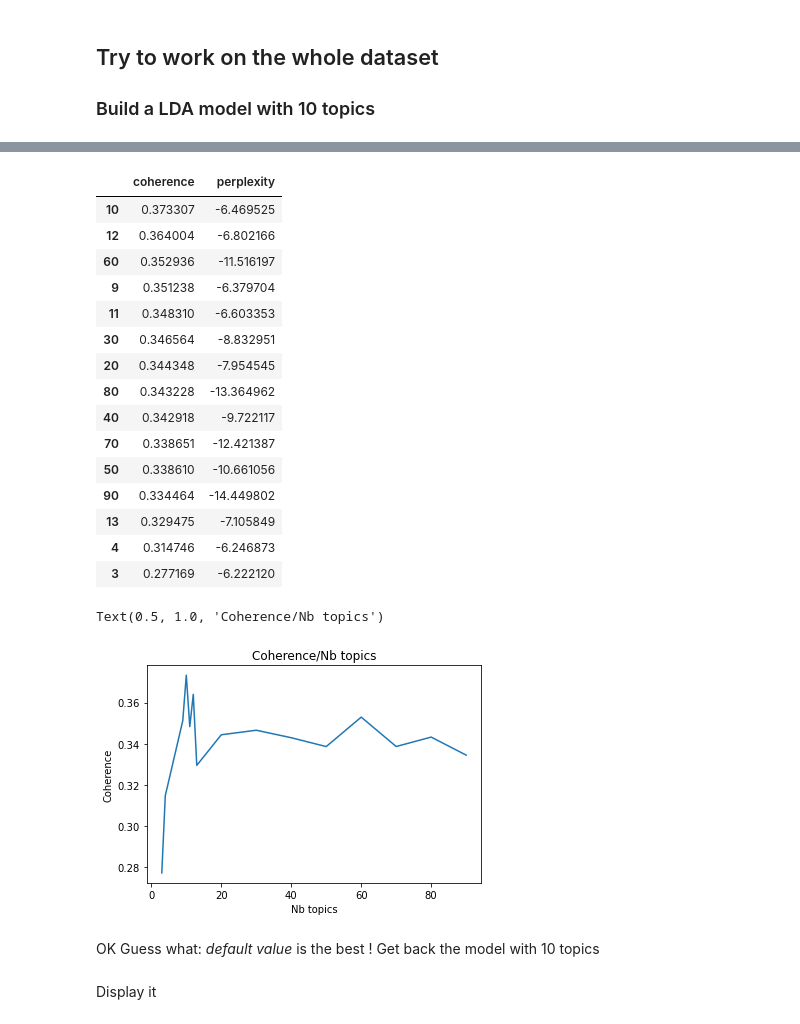
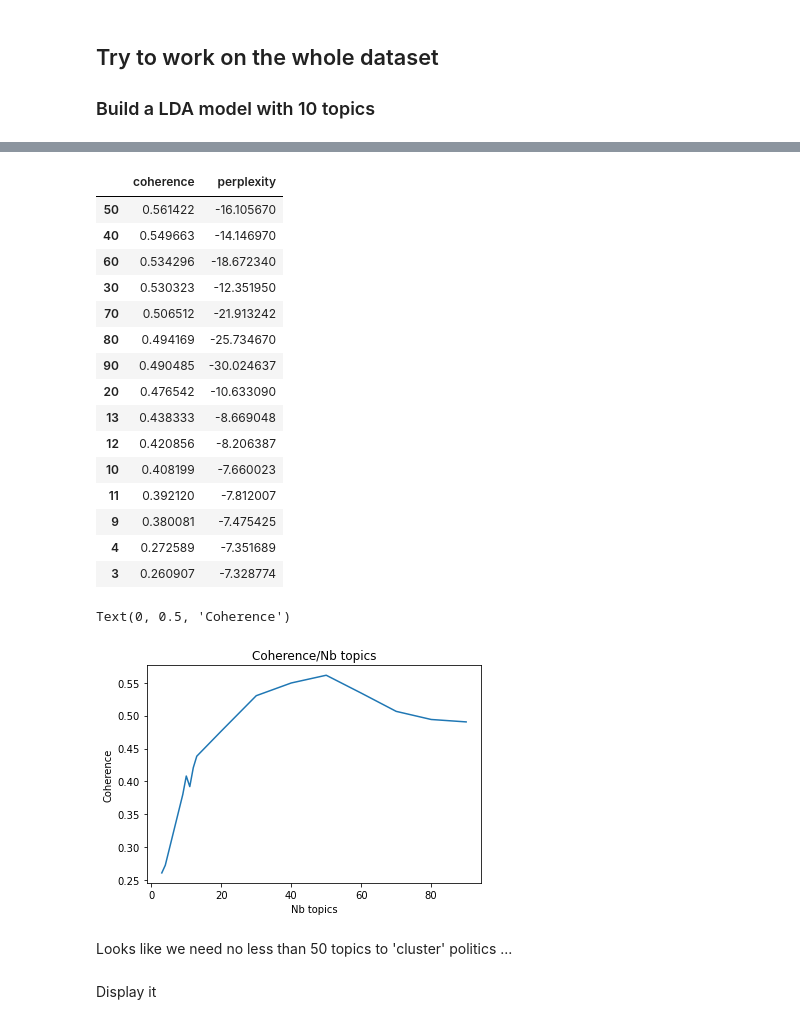
Before and after one commit to acharroux/QuoraPairs, a Jupyter notebook: BruteForce/visualisation_LDA.ipynb, the cells around one changed output, grey strips where cells are left out. Drawn from its saved outputs; the diff is of its cells as text; code cells hidden in the pictures.

```diff
--- a/BruteForce/visualisation_LDA.ipynb
+++ b/BruteForce/visualisation_LDA.ipynb
@@ -184,0 +249,21 @@ Done in 131.7 s
+# %%
+from nltk.corpus import stopwords
+from sklearn.feature_extraction.text import ENGLISH_STOP_WORDS
+
+def build_remove_stopwords(dataframe):
+    add_column_from_column(dataframe,'lemmatized_stopwords_question1','lemmatized_question1',lambda q1: ' '.join([w for w in q1.split() if w not in all_stop_words]))
+    return dataframe
+
+nltk_stopwords = set(stopwords.words('english'))
+stopwords.words('english')
+
+sk_stopwords = set(ENGLISH_STOP_WORDS)
+print_info('There is %d words in nltk stop words' % len(nltk_stopwords))
+print_info('There is %d words in sklearn stop words' % len(sk_stopwords))
+new_stopwords = [w for w in sk_stopwords if w not in nltk_stopwords]
+print_info('There is %d new stop words in sklearn stop words' % len(new_stopwords))
+
+all_stop_words = nltk_stopwords | sk_stopwords
+print_info('There is %d words in the union of stop words' % len(all_stop_words))
+
+train_dataframe = load_or_build_dataframe('Training: remove stop words from lemmatized questions','training_lemmatized_stopwords_newsgroup',build_remove_stopwords,train_dataframe)
@@ -252,10 +369,10 @@ def explore_lda(dataframe,focus,tries_nb_topics):
     print_done('Done',top=start)
     return pandas.DataFrame({'coherence': coherence,'perplexity':perplexities,'lda_model':lda_models},index=tries_nb_topics)
 # %%
-politics = train_dataframe[(train_dataframe['newsgroup_1']=='politics') & (train_dataframe['proba_newsgroup_1']>0.8)]['lemmatized_question1']
+politics = train_dataframe[(train_dataframe['newsgroup_1']=='politics') & (train_dataframe['proba_newsgroup_1']>0.8)]['lemmatized_stopwords_question1']
 tries_nb_topics = [3,4,9,10,11,12,13] + list(range(20, 100, 10))
 # tries_nb_topics = [3,4,5,6,7,8,9,10,11,12]
-res_lda = explore_lda(politics,'politics',tries_nb_topics)
+res_lda_gensim = explore_lda(politics,'politics',tries_nb_topics)
 # %% [output]
 Find best number of topics
 [interactive output not drawn]
@@ -272,35 +389,30 @@ Nb Topics 30 Perplexity: -8.833107 - Coherence 0.346564 in 36.0 s
 ... (7 outputs left out)
 # %%
-res_lda.sort_values(by=['coherence','perplexity'],ascending=False)[['coherence','perplexity']]
+res_lda_gensim.sort_values(by=['coherence','perplexity'],ascending=False)[['coherence','perplexity']]
 # %% [output]
 |  | coherence | perplexity |
-| 10 | 0.373307 | -6.469525 |
-| 12 | 0.364004 | -6.802166 |
-| 60 | 0.352936 | -11.516197 |
-| 9 | 0.351238 | -6.379704 |
-| 11 | 0.348310 | -6.603353 |
-| 30 | 0.346564 | -8.832951 |
-| 20 | 0.344348 | -7.954545 |
-| 80 | 0.343228 | -13.364962 |
-| 40 | 0.342918 | -9.722117 |
-| 70 | 0.338651 | -12.421387 |
-| 50 | 0.338610 | -10.661056 |
-| 90 | 0.334464 | -14.449802 |
-| 13 | 0.329475 | -7.105849 |
-| 4 | 0.314746 | -6.246873 |
-| 3 | 0.277169 | -6.222120 |
+| 50 | 0.561422 | -16.105670 |
+| 40 | 0.549663 | -14.146970 |
+| 60 | 0.534296 | -18.672340 |
+| 30 | 0.530323 | -12.351950 |
+| 70 | 0.506512 | -21.913242 |
+| 80 | 0.494169 | -25.734670 |
+| 90 | 0.490485 | -30.024637 |
+| 20 | 0.476542 | -10.633090 |
+| 13 | 0.438333 | -8.669048 |
+| 12 | 0.420856 | -8.206387 |
+| 10 | 0.408199 | -7.660023 |
+| 11 | 0.392120 | -7.812007 |
+| 9 | 0.380081 | -7.475425 |
+| 4 | 0.272589 | -7.351689 |
+| 3 | 0.260907 | -7.328774 |
 # %%
-#res_lda['coherence'].plot(title='Coherence/Nb topics')
-fig = plot.figure()
-ax=fig.subplots()
-plot.plot(res_lda['coherence'])
+ax = res_lda_gensim['coherence'].plot(title='Coherence/Nb topics')
 ax.set_xlabel('Nb topics')
 ax.set_ylabel('Coherence')
-ax.set_title('Coherence/Nb topics')
 # %% [output]
-Text(0.5, 1.0, 'Coherence/Nb topics')
+Text(0, 0.5, 'Coherence')
-[figure, old version]
+[figure, new version]
-# %% [markdown]
-OK Guess what: *default value* is the best !
-Get back the model with 10 topics
+# %% [markdown]
+Looks like we need no less than 50 topics to 'cluster' politics ...
 # %%
```
Also changed, not shown: parts of 37 cells of this notebook, 12 other files.
